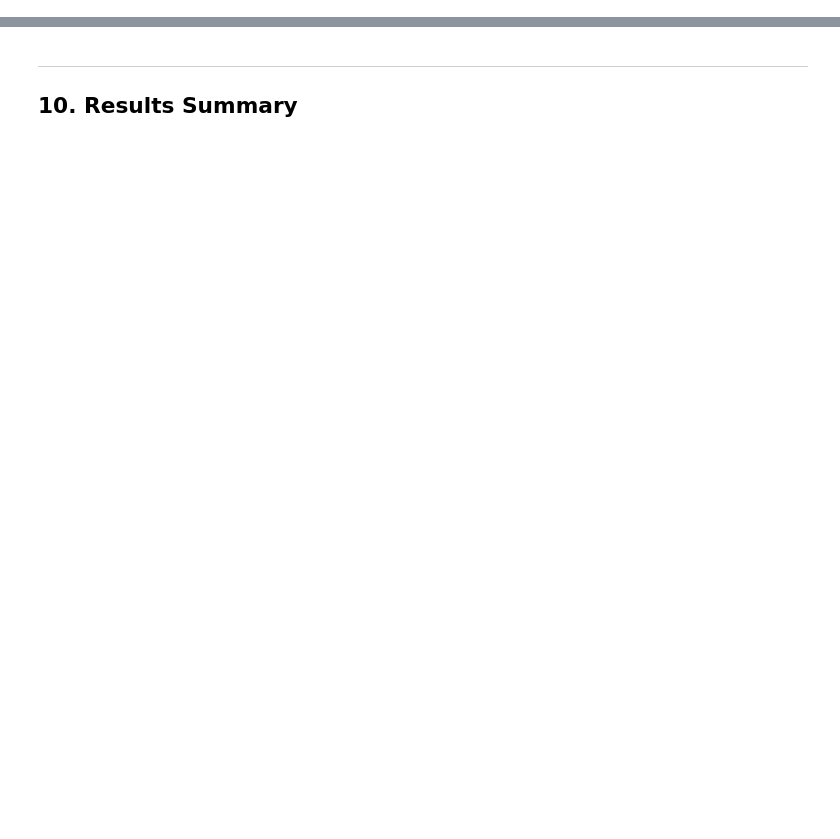
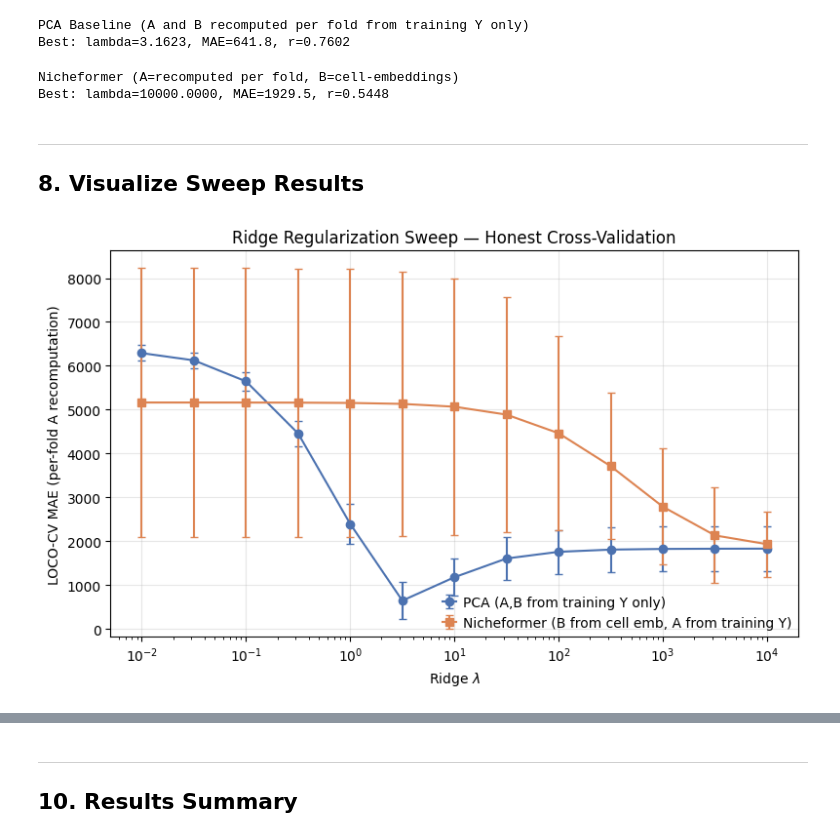
Before and after one commit to The-fourth-Marquis/Nicheformer, a Jupyter notebook: output/0518/nicheformer_vs_linear_perturbation.ipynb, the cells around one changed output, grey strips where cells are left out. Drawn from its saved outputs; the diff is of its cells as text; code cells hidden in the pictures; blank space fills up the shorter version.

```diff
--- a/output/0518/nicheformer_vs_linear_perturbation.ipynb
+++ b/output/0518/nicheformer_vs_linear_perturbation.ipynb
@@ -564,0 +510,56 @@ print(f'\nCollected {len(all_eval_results)} evaluation results')
+# %%
+# ---- PCA Baseline ----
+print('PCA Baseline (A and B recomputed per fold from training Y only)')
+pca_results = []
+for lam in lambda_values:
+    mae, mae_s, r, r_s = loco_cv(
+        Y_change, Y_raw, baseline, pseudobulk_labels, lam, B_niche_full=None)
+    pca_results.append({'lambda': lam, 'MAE': mae, 'MAE_std': mae_s,
+                        'Pearson_r': r, 'Pearson_std': r_s,
+                        'method': 'PCA', 'dim': 5})
+
+pca_df = pd.DataFrame(pca_results)
+best_pca = pca_df.loc[pca_df['MAE'].idxmin()]
+print(f"Best: lambda={best_pca['lambda']:.4f}, MAE={best_pca['MAE']:.1f}, r={best_pca['Pearson_r']:.4f}")
+# %% [output]
+PCA Baseline (A and B recomputed per fold from training Y only)
+Best: lambda=3.1623, MAE=641.8, r=0.7602
+# %%
+# ---- Nicheformer: sweep lambda ----
+# B_niche from cell embeddings is independent of Y (no leakage).
+# A is recomputed per fold from training Y_change only.
+print('Nicheformer (A=recomputed per fold, B=cell-embeddings)')
+niche_all = []
+for lam in lambda_values:
+    mae, mae_s, r, r_s = loco_cv(
+        Y_change, Y_raw, baseline, pseudobulk_labels, lam, B_niche_full=B_niche_std)
+    niche_all.append({'lambda': lam, 'MAE': mae, 'MAE_std': mae_s,
+                      'Pearson_r': r, 'Pearson_std': r_s,
+                      'method': 'Nicheformer', 'dim': 5})
+
+niche_df = pd.DataFrame(niche_all)
+best_niche = niche_df.loc[niche_df['MAE'].idxmin()]
+print(f"Best: lambda={best_niche['lambda']:.4f}, MAE={best_niche['MAE']:.1f}, r={best_niche['Pearson_r']:.4f}")
+# %% [output]
+Nicheformer (A=recomputed per fold, B=cell-embeddings)
+Best: lambda=10000.0000, MAE=1929.5, r=0.5448
+# %% [markdown]
+---
+## 8. Visualize Sweep Results
+# %%
+fig, ax = plt.subplots(figsize=(8, 5))
+
+ax.errorbar(pca_df['lambda'], pca_df['MAE'], yerr=pca_df['MAE_std'],
+            marker='o', label='PCA (A,B from training Y only)', capsize=3, color='#4C72B0')
+ax.errorbar(niche_df['lambda'], niche_df['MAE'], yerr=niche_df['MAE_std'],
+            marker='s', label='Nicheformer (B from cell emb, A from training Y)', capsize=3, color='#DD8452')
+ax.set_xscale('log'); ax.set_xlabel('Ridge $\\lambda$')
+ax.set_ylabel('LOCO-CV MAE (per-fold A recomputation)')
+ax.set_title('Ridge Regularization Sweep — Honest Cross-Validation')
+ax.legend(); ax.grid(True, alpha=0.3)
+
+plt.tight_layout()
+plt.savefig(os.path.join(OUTPUT_DIR, 'regularization_sweep.png'), dpi=150, bbox_inches='tight')
+plt.show()
+# %% [output]
+[figure, added]
```
Also changed, not shown: parts of 63 cells of this notebook, 9 other files.
